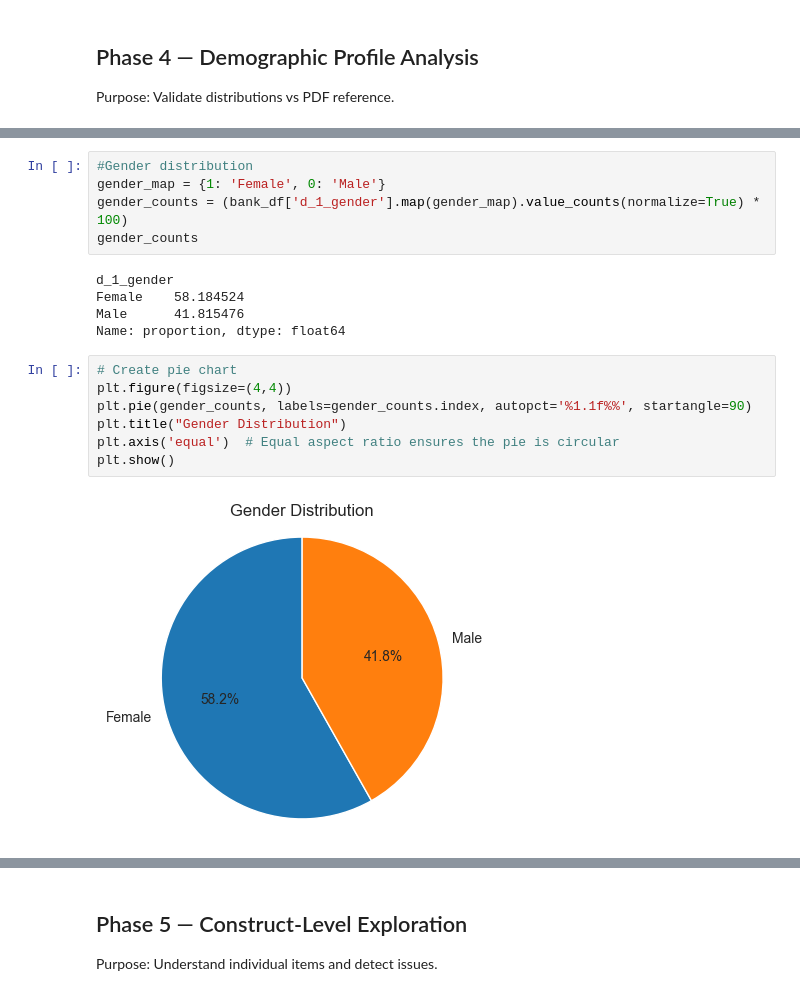
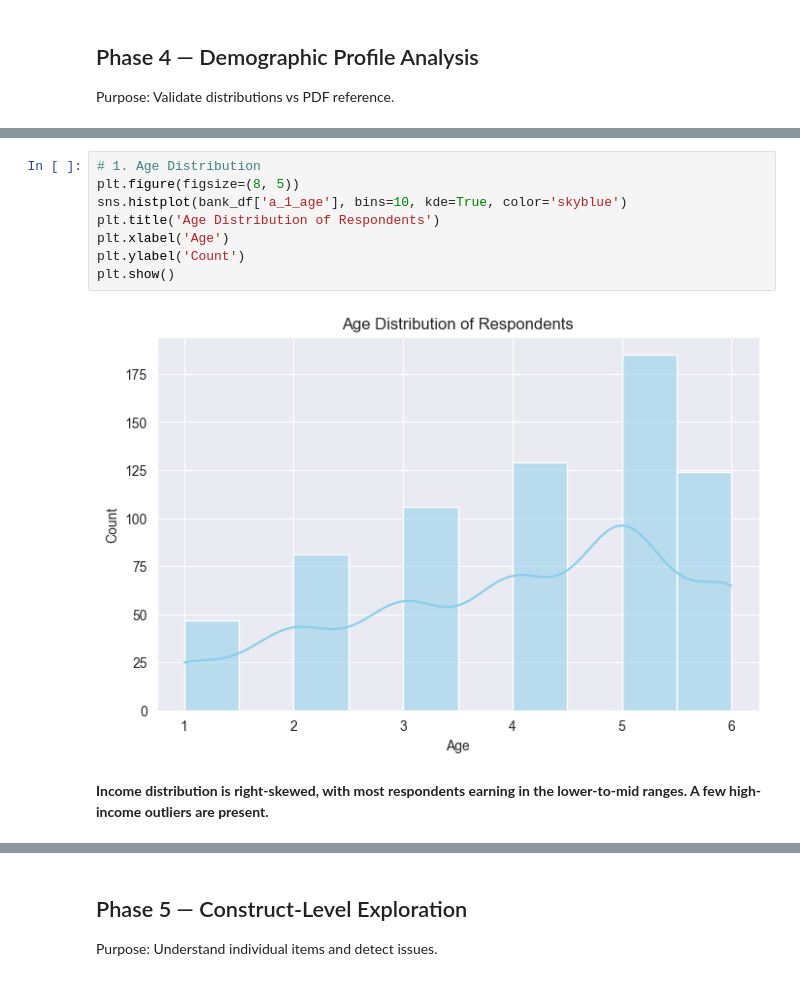
Before and after one commit to Emigbanam/Bank-customer-survey-eda, a Jupyter notebook: Bank Customer Survey - EDA.ipynb, the cells around one changed output, grey strips where cells are left out. Cells and saved outputs as stored; diff of their text form.

```diff
--- a/Bank Customer Survey - EDA.ipynb
+++ b/Bank Customer Survey - EDA.ipynb
@@ -333,19 +304,12 @@ for col in demographic_cols:
-# %%
-#Gender distribution
-gender_map = {1: 'Female', 0: 'Male'}
-gender_counts = (bank_df['d_1_gender'].map(gender_map).value_counts(normalize=True) * 100)
-gender_counts
-# %% [output]
-d_1_gender
-Female    58.184524
-Male      41.815476
-Name: proportion, dtype: float64
-# %%
-# Create pie chart
-plt.figure(figsize=(4,4))
-plt.pie(gender_counts, labels=gender_counts.index, autopct='%1.1f%%', startangle=90)
-plt.title("Gender Distribution")
-plt.axis('equal')  # Equal aspect ratio ensures the pie is circular
-plt.show()
-# %% [output]
-[figure, removed]
+# %%
+# 1. Age Distribution
+plt.figure(figsize=(8, 5))
+sns.histplot(bank_df['a_1_age'], bins=10, kde=True, color='skyblue')
+plt.title('Age Distribution of Respondents')
+plt.xlabel('Age')
+plt.ylabel('Count')
+plt.show()
+# %% [output]
+[figure, added]
+# %% [markdown]
+**Income distribution is right-skewed, with most respondents earning in the lower-to-mid ranges. A few high-income outliers are present.**
```
Also changed, not shown: parts of 14 cells of this notebook.
